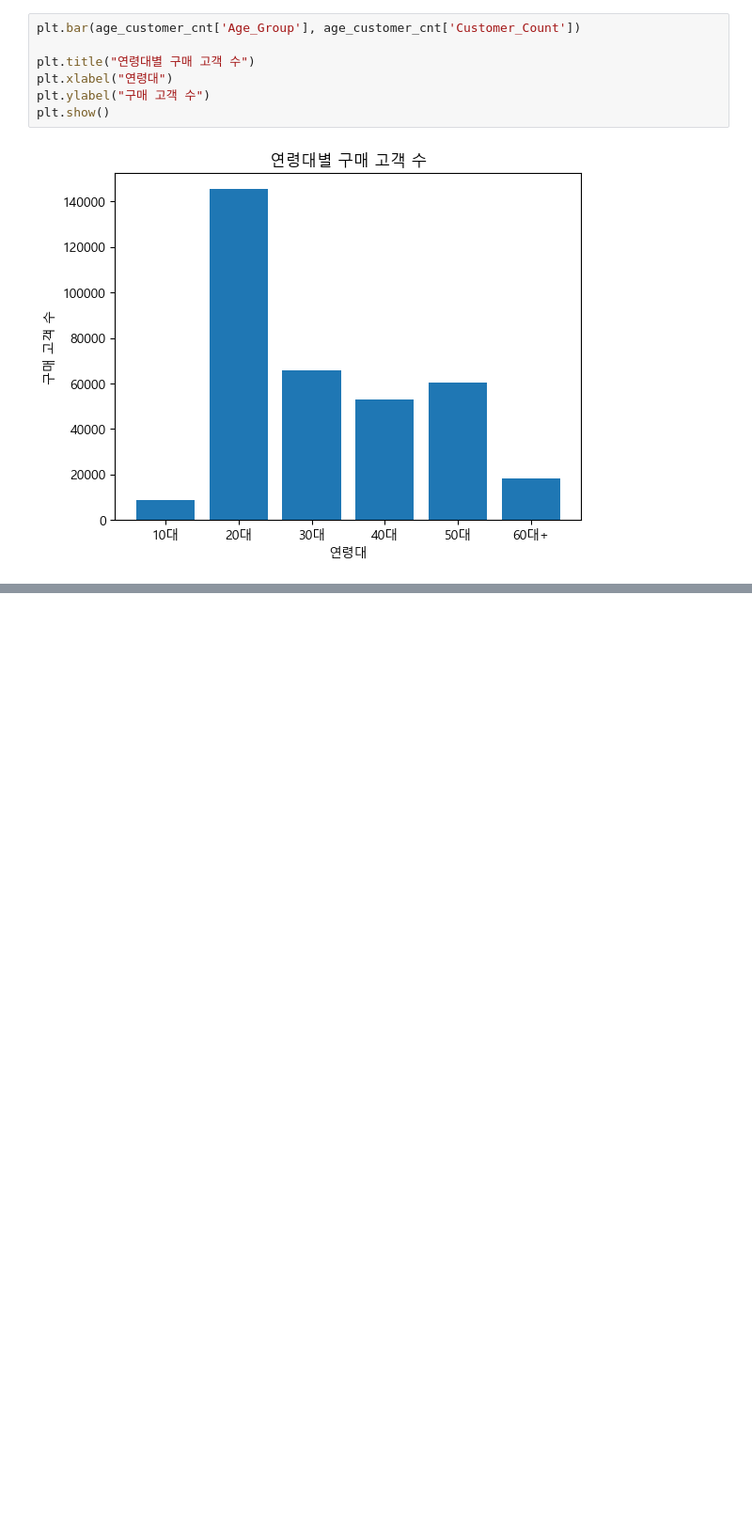
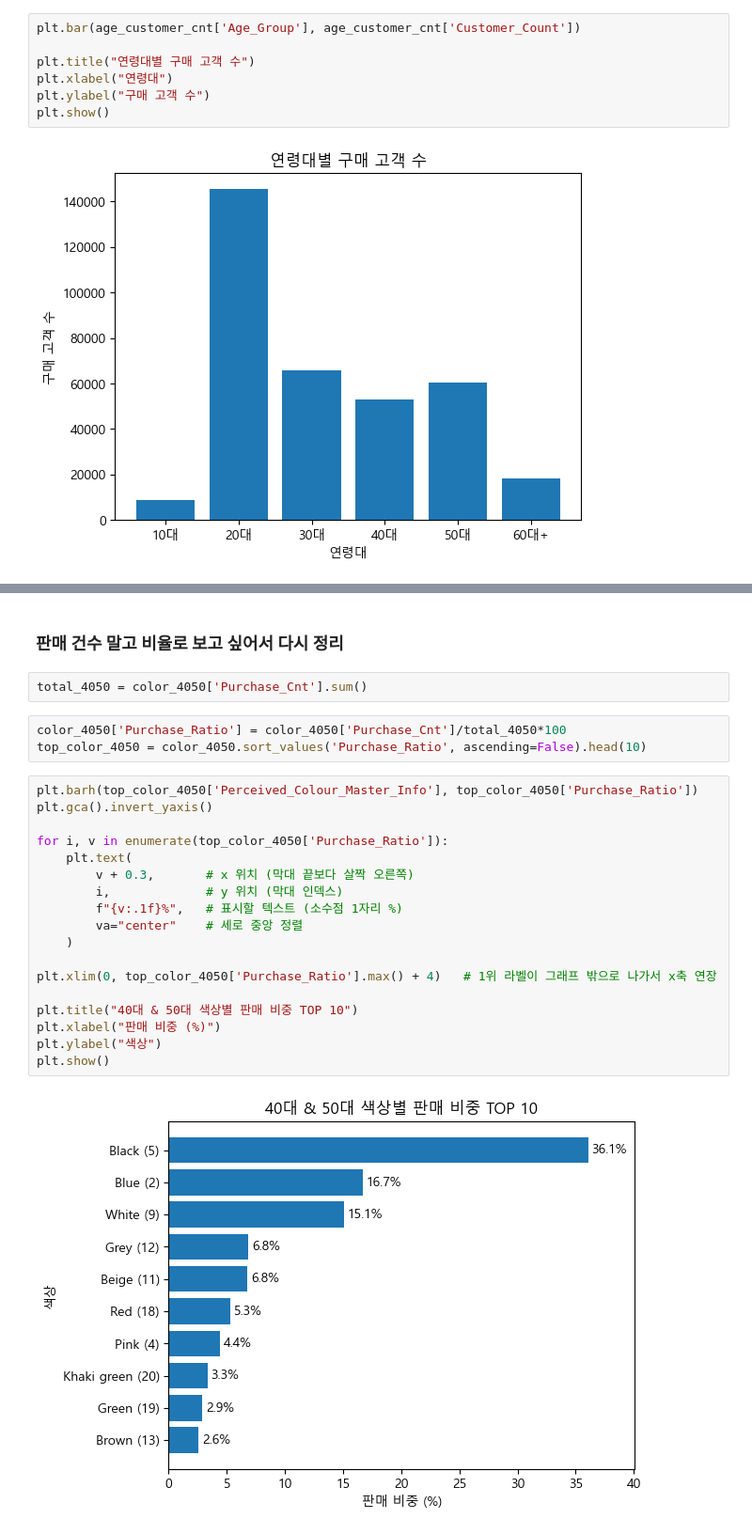
Before and after one commit to leegolem/data-commando-project, a Jupyter notebook: notebooks/member3/260128_new.ipynb, the cells around one changed output, grey strips where cells are left out. Shown at 94% size. Saved outputs shown, nothing was run; the diff lists cells and outputs as text; blank space fills up the shorter version.

```diff
--- a/notebooks/member3/260128_new.ipynb
+++ b/notebooks/member3/260128_new.ipynb
@@ -168,0 +285,27 @@ plt.show()
+# %% [markdown]
+### 판매 건수 말고 비율로 보고 싶어서 다시 정리
+# %%
+total_4050 = color_4050['Purchase_Cnt'].sum()
+# %%
+color_4050['Purchase_Ratio'] = color_4050['Purchase_Cnt']/total_4050*100
+top_color_4050 = color_4050.sort_values('Purchase_Ratio', ascending=False).head(10)
+# %%
+plt.barh(top_color_4050['Perceived_Colour_Master_Info'], top_color_4050['Purchase_Ratio'])
+plt.gca().invert_yaxis()
+
+for i, v in enumerate(top_color_4050['Purchase_Ratio']):
+    plt.text(
+        v + 0.3,       # x 위치 (막대 끝보다 살짝 오른쪽)
+        i,             # y 위치 (막대 인덱스)
+        f"{v:.1f}%",   # 표시할 텍스트 (소수점 1자리 %)
+        va="center"    # 세로 중앙 정렬
+    )
+
+plt.xlim(0, top_color_4050['Purchase_Ratio'].max() + 4)   # 1위 라벨이 그래프 밖으로 나가서 x축 연장
+
+plt.title("40대 & 50대 색상별 판매 비중 TOP 10")
+plt.xlabel("판매 비중 (%)")
+plt.ylabel("색상")
+plt.show()
+# %% [output]
+[figure, added]
```
Also changed, not shown: parts of 44 cells of this notebook, 1 other file.
